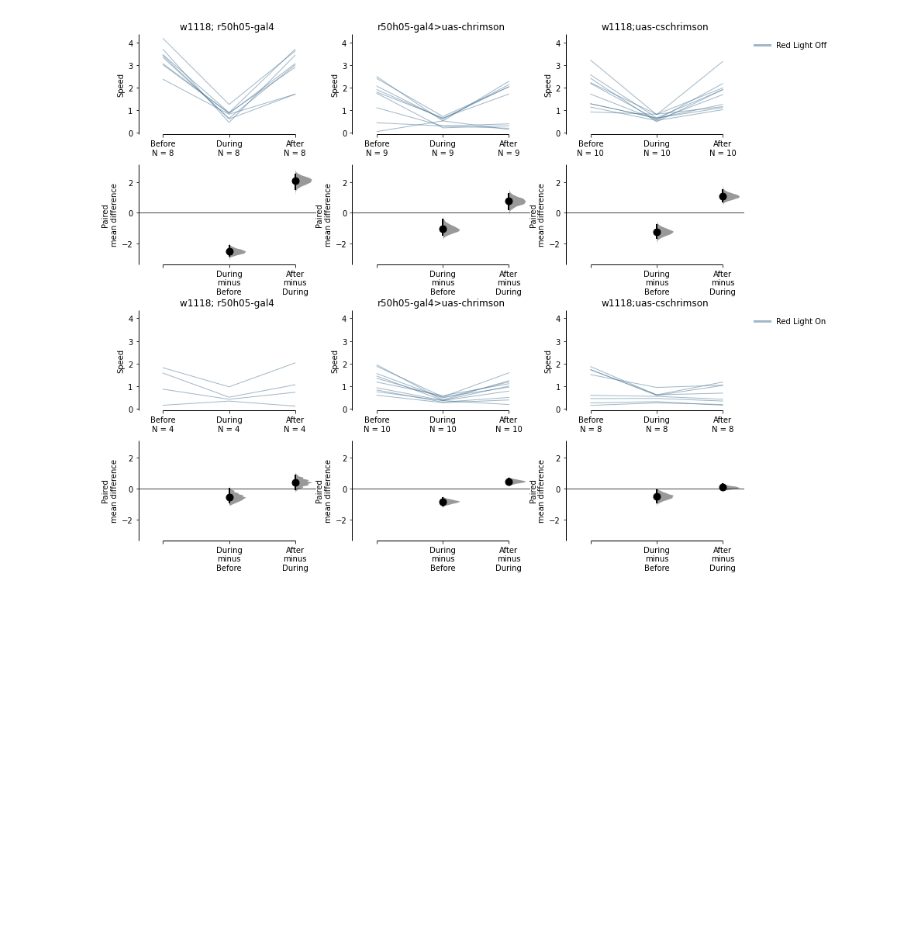
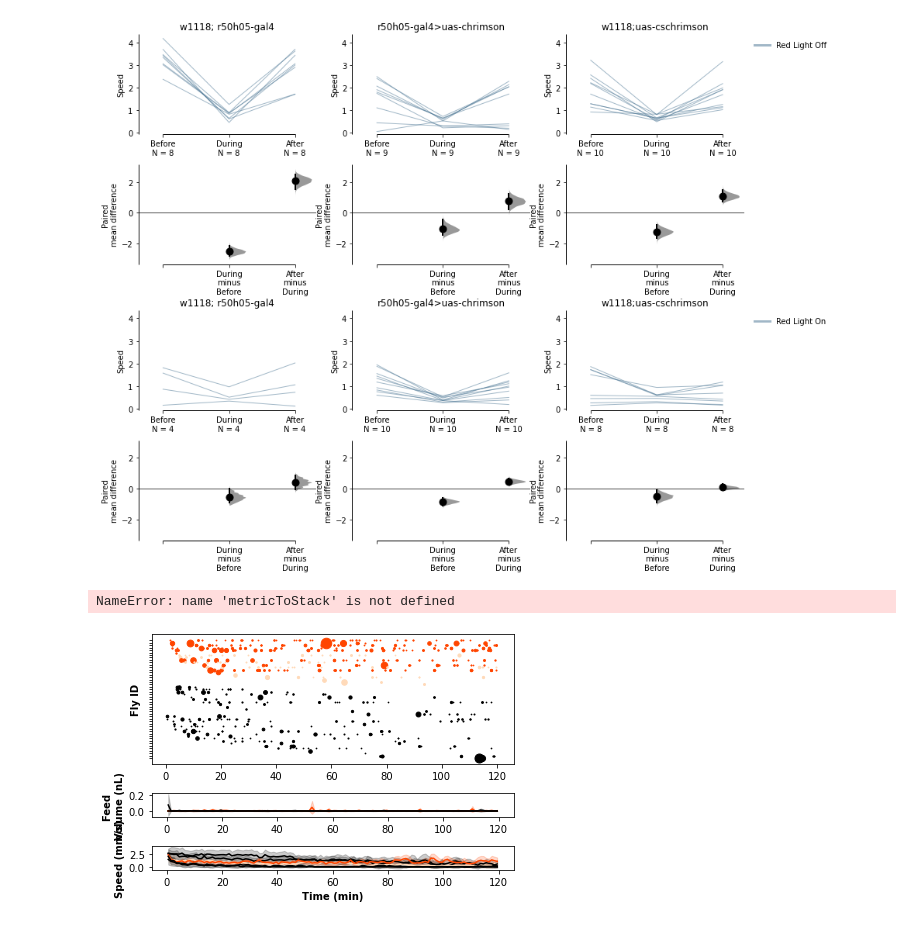
Before and after one commit to sangyu/esploco, a Jupyter notebook: nbs/index.ipynb, the cells around one changed output. Cells and saved outputs as stored; diff of their text form; code cells hidden in the pictures; blank space fills up the shorter version.

```diff
--- a/nbs/index.ipynb
+++ b/nbs/index.ipynb
@@ -105,3 +158,10 @@ plotting pairedSpeedPlots
 dabest version = 0.3.9999
 [figure]
 [figure]
+# %%
+
+
+ele.plotStacked( endMin = 7200, metricsToStack = ['Volume', 'V'], colorBy = ['Genotype', 'Temperature'], customPalette = None)
+# %% [output]
+NameError: name 'metricToStack' is not defined
+[figure, added]
```
Also changed, not shown: parts of 15 cells of this notebook, 6 other files.
